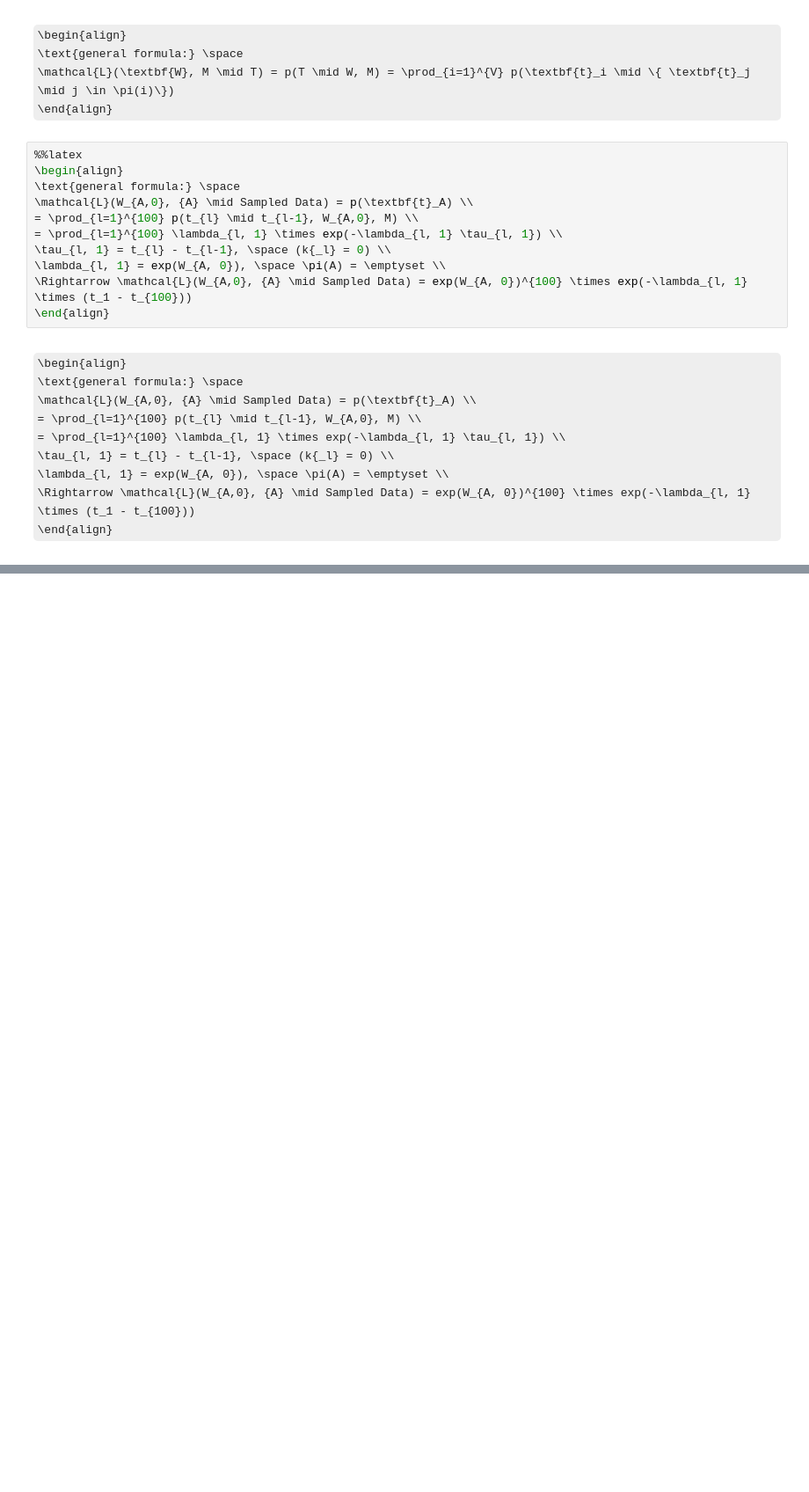
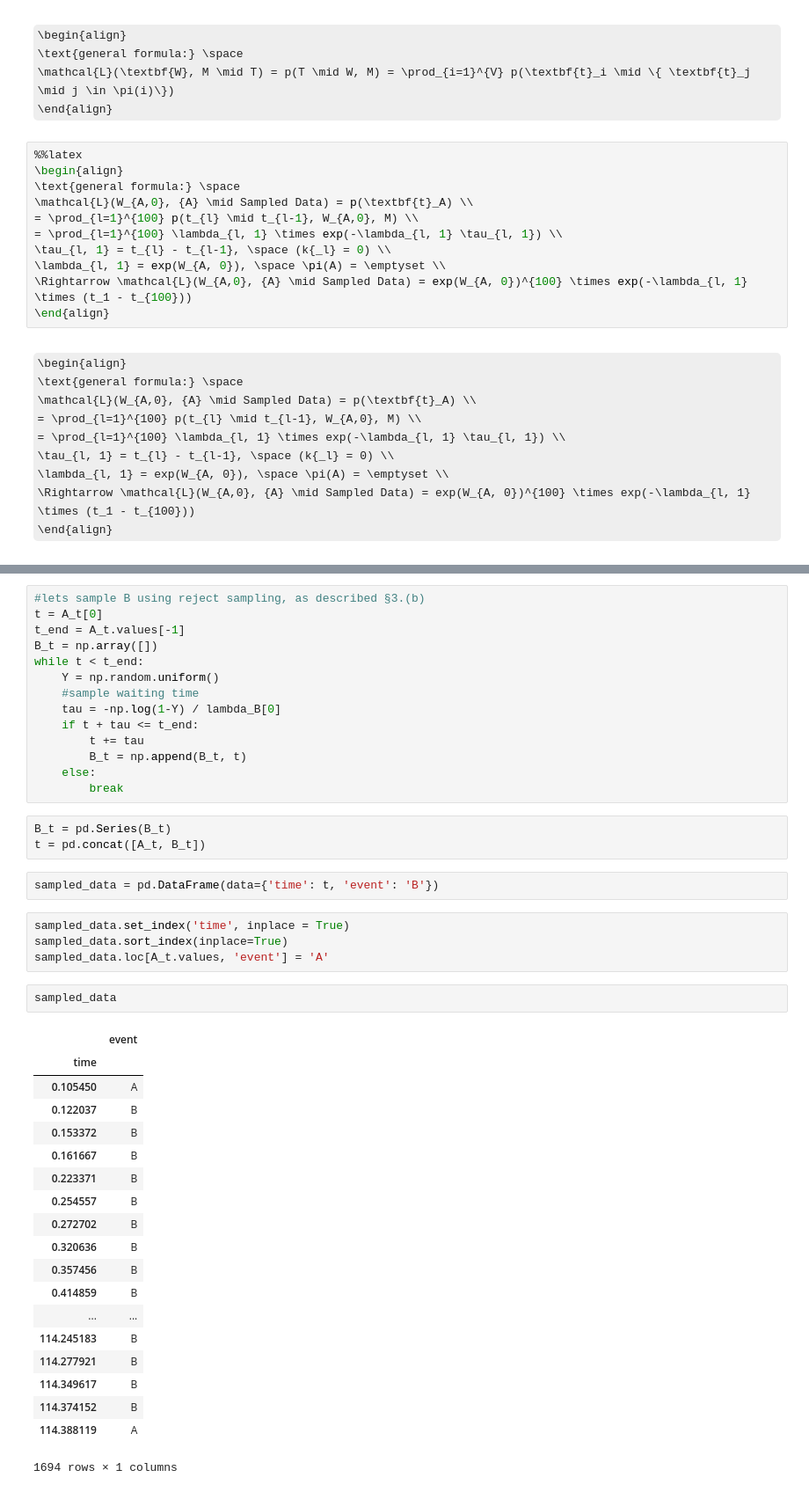
Before and after one commit to mok33/GMEs_experiments, a Jupyter notebook: Poissons-Nets.ipynb, the cells around one changed output, grey strips where cells are left out. Shown: that part at 88% size. Saved outputs shown, nothing was run; the diff lists cells and outputs as text; some formulas as TeX source; blank space fills up the shorter version.

Commit message:
added sampling from A->B PN

```diff
--- a/Poissons-Nets.ipynb
+++ b/Poissons-Nets.ipynb
@@ -164,0 +302,45 @@ L
+# %%
+#lets sample B using reject sampling, as described §3.(b)
+t = A_t[0]
+t_end = A_t.values[-1]
+B_t = np.array([])
+while t < t_end:
+    Y = np.random.uniform()
+    #sample waiting time
+    tau = -np.log(1-Y) / lambda_B[0]
+    if t + tau <= t_end:
+        t += tau
+        B_t = np.append(B_t, t)
+    else:
+        break
+# %%
+B_t = pd.Series(B_t)
+t = pd.concat([A_t, B_t])
+# %%
+sampled_data = pd.DataFrame(data={'time': t, 'event': 'B'})
+# %%
+sampled_data.set_index('time', inplace = True)
+sampled_data.sort_index(inplace=True)
+sampled_data.loc[A_t.values, 'event'] = 'A'
+# %%
+sampled_data
+# %% [output]
+|  | event |
+| time |  |
+| 0.105450 | A |
+| 0.122037 | B |
+| 0.153372 | B |
+| 0.161667 | B |
+| 0.223371 | B |
+| 0.254557 | B |
+| 0.272702 | B |
+| 0.320636 | B |
+| 0.357456 | B |
+| 0.414859 | B |
+| ... | ... |
+| 114.245183 | B |
+| 114.277921 | B |
+| 114.349617 | B |
+| 114.374152 | B |
+| 114.388119 | A |
+1694 rows × 1 columns
```
Also changed, not shown: parts of 34 cells of this notebook.
